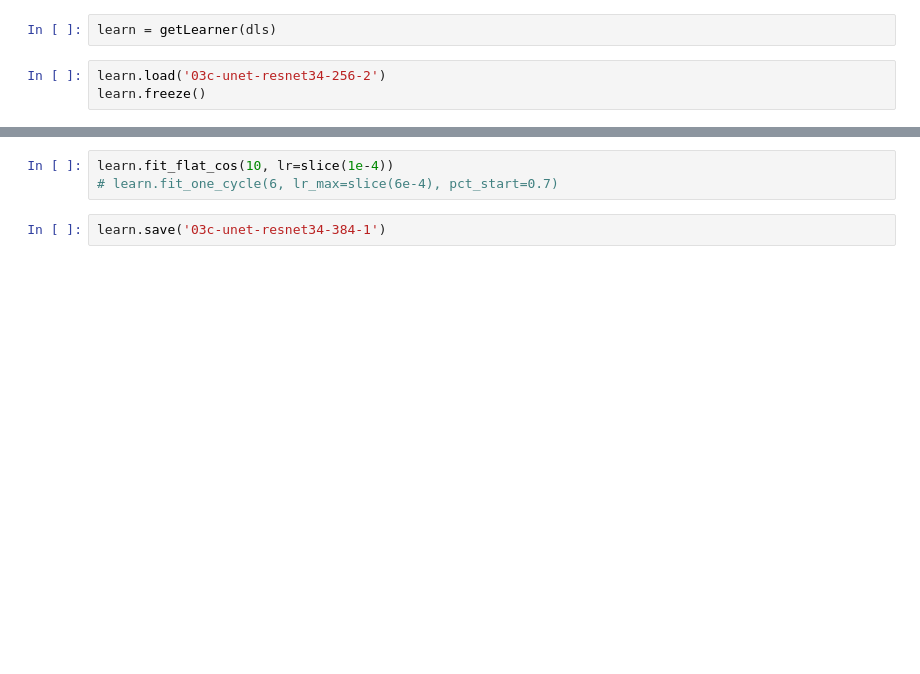
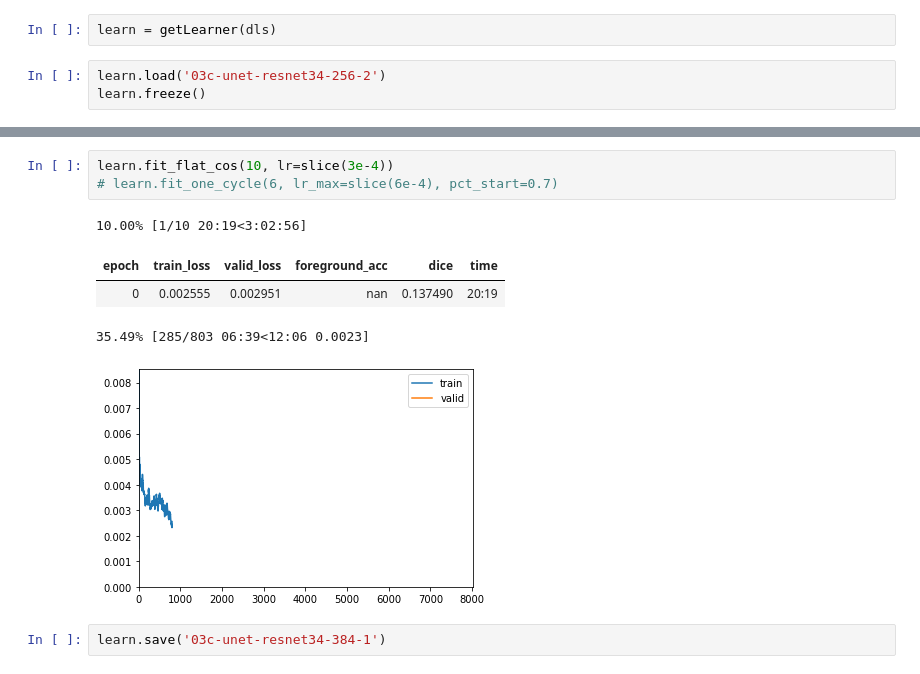
Before and after one commit to mrkcmd/bualabs, a Jupyter notebook: nbs/03c_image_segmentation_siim_acr_pneumothorax_fastai2.ipynb, the cells around one changed output, grey strips where cells are left out. Cells and saved outputs as stored; diff of their text form; blank space fills up the shorter version.

```diff
--- a/nbs/03c_image_segmentation_siim_acr_pneumothorax_fastai2.ipynb
+++ b/nbs/03c_image_segmentation_siim_acr_pneumothorax_fastai2.ipynb
@@ -597,6 +671,12 @@ learn.lr_find()
 # %%
-learn.fit_flat_cos(10, lr=slice(1e-4))
+learn.fit_flat_cos(10, lr=slice(3e-4))
 # learn.fit_one_cycle(6, lr_max=slice(6e-4), pct_start=0.7)
+# %% [output]
+10.00% [1/10 20:19<3:02:56]
+| epoch | train_loss | valid_loss | foreground_acc | dice | time |
+| 0 | 0.002555 | 0.002951 | nan | 0.137490 | 20:19 |
+35.49% [285/803 06:39<12:06 0.0023]
+[figure, added]
 # %%
 learn.save('03c-unet-resnet34-384-1')
 # %%
```
Also changed, not shown: parts of 16 cells of this notebook.
